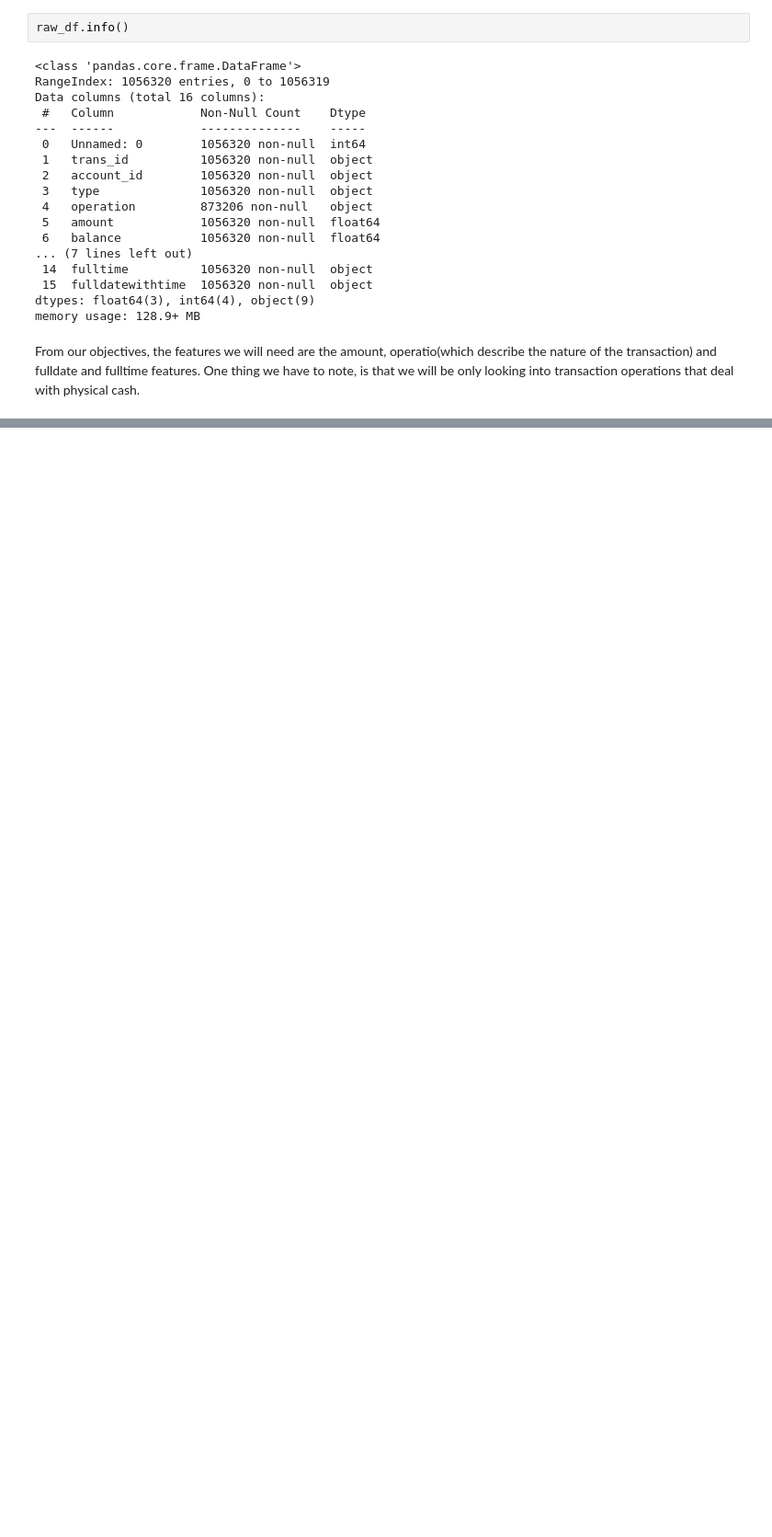
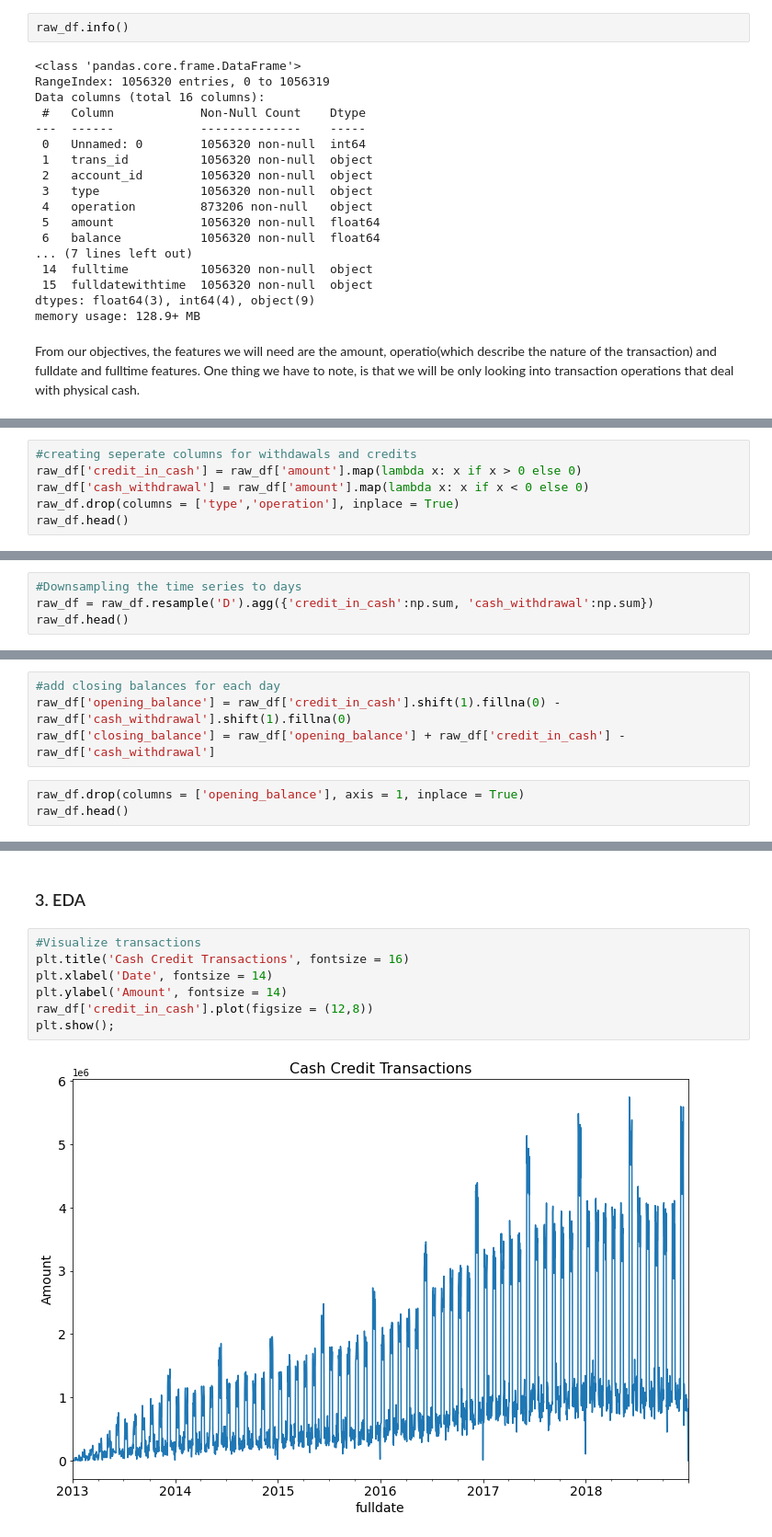
Before and after one commit to mwiti6844/Forecasting-Commercial-Bank-Transactions, a Jupyter notebook: time_series.ipynb, the cells around one changed output, grey strips where cells are left out. Shown at 92% size. Drawn from its saved outputs; the diff is of its cells as text; blank space fills up the shorter version.

```diff
--- a/time_series.ipynb
+++ b/time_series.ipynb
@@ -124,0 +132,6 @@ memory usage: 3.6 MB
+# %%
+#creating seperate columns for withdawals and credits
+raw_df['credit_in_cash'] = raw_df['amount'].map(lambda x: x if x > 0 else 0)
+raw_df['cash_withdrawal'] = raw_df['amount'].map(lambda x: x if x < 0 else 0)
+raw_df.drop(columns = ['type','operation'], inplace = True)
+raw_df.head()
@@ -124,0 +146,4 @@ memory usage: 3.6 MB
+# %%
+#Downsampling the time series to days
+raw_df = raw_df.resample('D').agg({'credit_in_cash':np.sum, 'cash_withdrawal':np.sum})
+raw_df.head()
@@ -124,0 +158,7 @@ memory usage: 3.6 MB
+# %%
+#add closing balances for each day
+raw_df['opening_balance'] = raw_df['credit_in_cash'].shift(1).fillna(0) - raw_df['cash_withdrawal'].shift(1).fillna(0)
+raw_df['closing_balance'] = raw_df['opening_balance'] + raw_df['credit_in_cash'] - raw_df['cash_withdrawal']
+# %%
+raw_df.drop(columns = ['opening_balance'], axis = 1, inplace = True)
+raw_df.head()
@@ -124,0 +173,11 @@ memory usage: 3.6 MB
+# %% [markdown]
+### 3. EDA
+# %%
+#Visualize transactions
+plt.title('Cash Credit Transactions', fontsize = 16)
+plt.xlabel('Date', fontsize = 14)
+plt.ylabel('Amount', fontsize = 14)
+raw_df['credit_in_cash'].plot(figsize = (12,8))
+plt.show();
+# %% [output]
+[figure, added]
```
Also changed, not shown: parts of 34 cells of this notebook.
